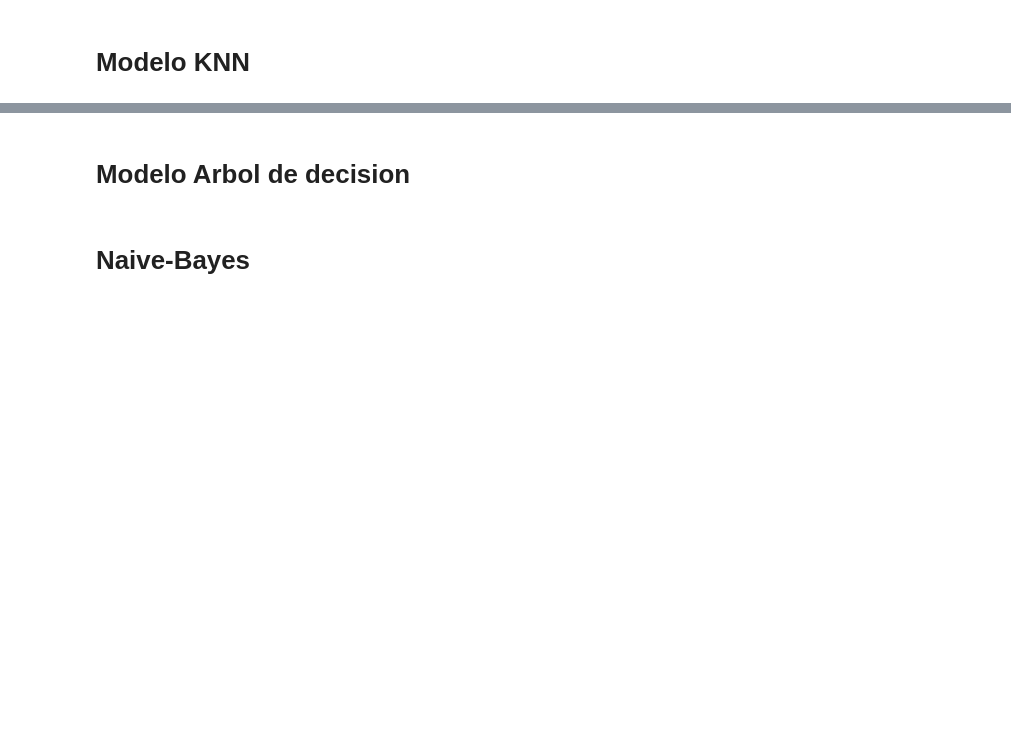
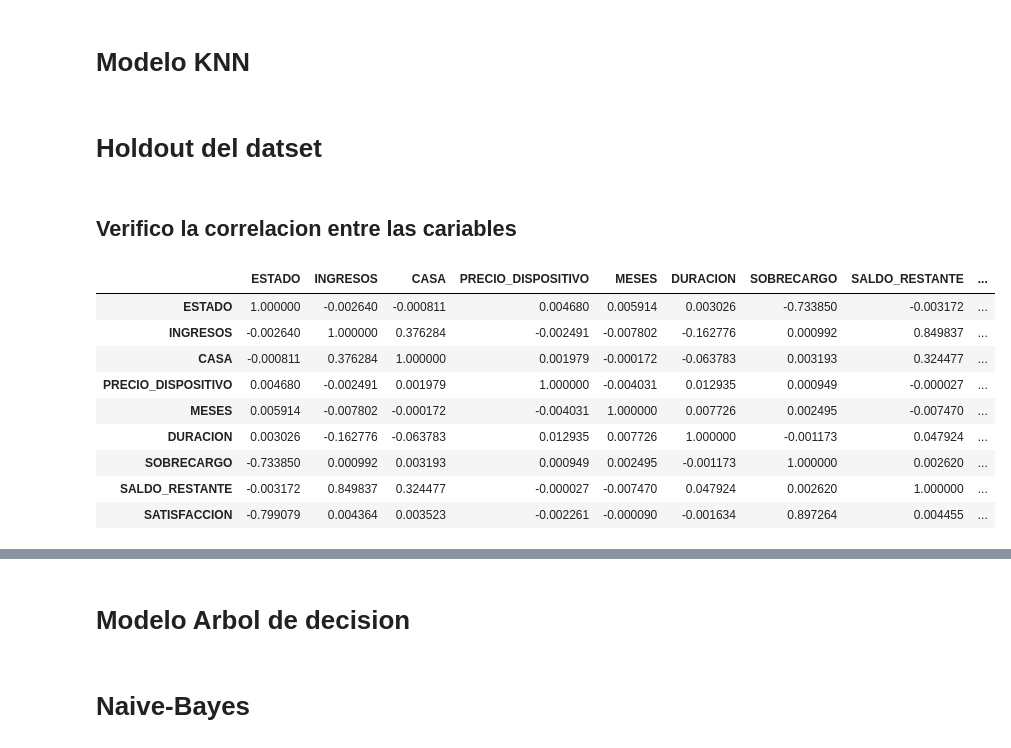
Before and after one commit to Brik000/Analitica, a Jupyter notebook: Proyecto Final/ProyectoFinal_Alejandro_Santiago.ipynb, the cells around one changed output, grey strips where cells are left out. Drawn from its saved outputs; the diff is of its cells as text; code cells hidden in the pictures; blank space fills up the shorter version.

```diff
--- a/Proyecto Final/ProyectoFinal_Alejandro_Santiago.ipynb
+++ b/Proyecto Final/ProyectoFinal_Alejandro_Santiago.ipynb
@@ -199,2 +239,19 @@ Para este proyecto vamos a utilizar las metricas  de <b>Kappa global</b>, <b>Acc
 # %% [markdown]
 # Modelo KNN
+# %% [markdown]
+# Holdout del datset
+# %% [markdown]
+## Verifico la correlacion entre las cariables
+# %%
+data.corr(method="pearson")
+# %% [output]
+|  | ESTADO | INGRESOS | CASA | PRECIO_DISPOSITIVO | MESES | DURACION | SOBRECARGO | SALDO_RESTANTE | ... |
+| ESTADO | 1.000000 | -0.002640 | -0.000811 | 0.004680 | 0.005914 | 0.003026 | -0.733850 | -0.003172 | ... |
+| INGRESOS | -0.002640 | 1.000000 | 0.376284 | -0.002491 | -0.007802 | -0.162776 | 0.000992 | 0.849837 | ... |
+| CASA | -0.000811 | 0.376284 | 1.000000 | 0.001979 | -0.000172 | -0.063783 | 0.003193 | 0.324477 | ... |
+| PRECIO_DISPOSITIVO | 0.004680 | -0.002491 | 0.001979 | 1.000000 | -0.004031 | 0.012935 | 0.000949 | -0.000027 | ... |
+| MESES | 0.005914 | -0.007802 | -0.000172 | -0.004031 | 1.000000 | 0.007726 | 0.002495 | -0.007470 | ... |
+| DURACION | 0.003026 | -0.162776 | -0.063783 | 0.012935 | 0.007726 | 1.000000 | -0.001173 | 0.047924 | ... |
+| SOBRECARGO | -0.733850 | 0.000992 | 0.003193 | 0.000949 | 0.002495 | -0.001173 | 1.000000 | 0.002620 | ... |
+| SALDO_RESTANTE | -0.003172 | 0.849837 | 0.324477 | -0.000027 | -0.007470 | 0.047924 | 0.002620 | 1.000000 | ... |
+| SATISFACCION | -0.799079 | 0.004364 | 0.003523 | -0.002261 | -0.000090 | -0.001634 | 0.897264 | 0.004455 | ... |
```
Also changed, not shown: parts of 19 cells of this notebook, 4 other files.
